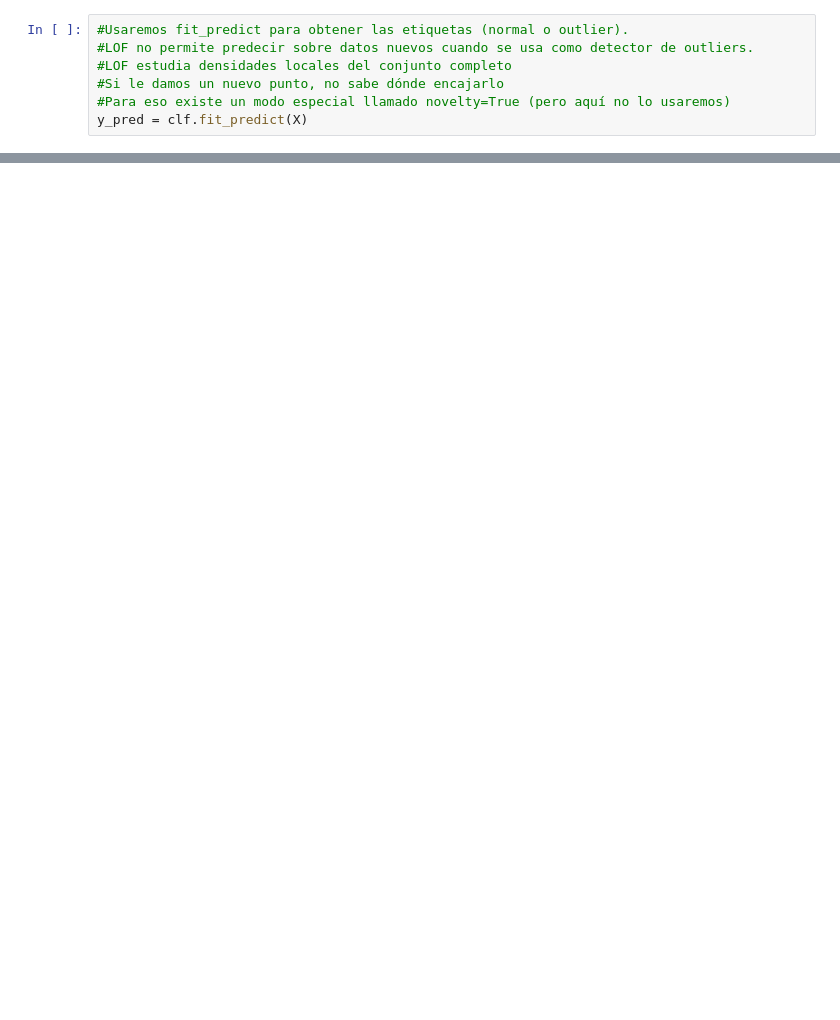
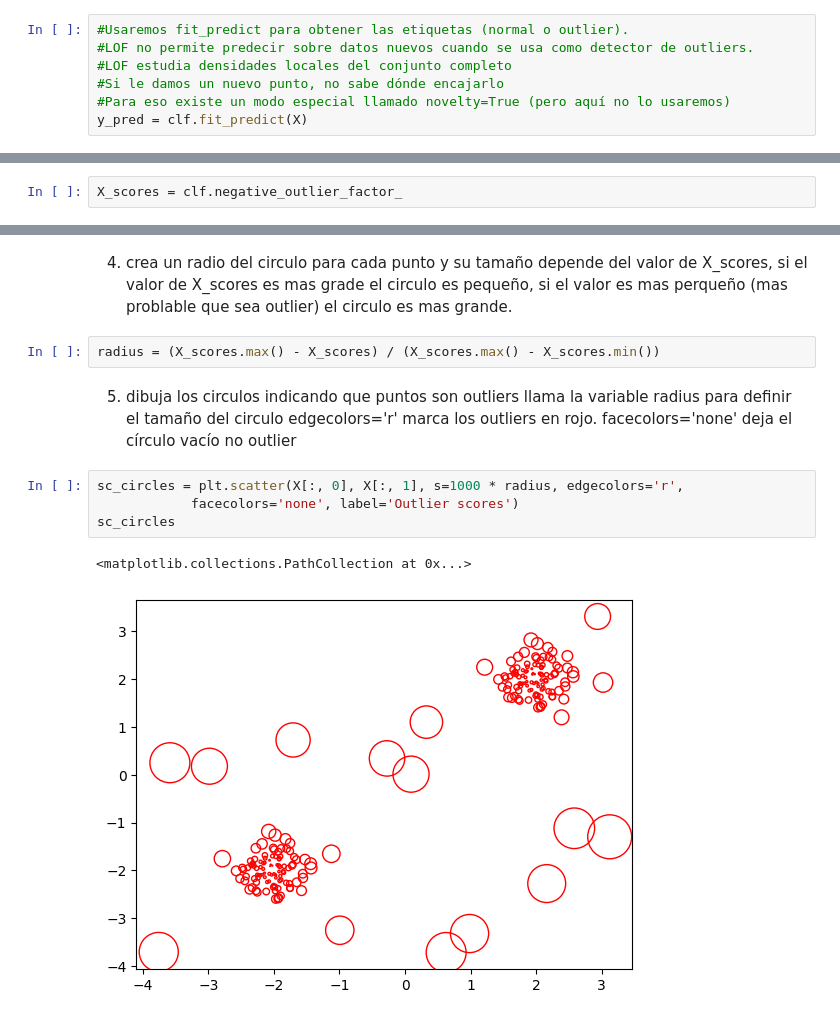
Before and after one commit to jonatpz/evaluacion_fromativa_2, a Jupyter notebook: outliers.ipynb, the cells around one changed output, grey strips where cells are left out. Saved outputs shown, nothing was run; the diff lists cells and outputs as text; blank space fills up the shorter version.

```diff
--- a/outliers.ipynb
+++ b/outliers.ipynb
@@ -150,0 +145,2 @@ y_pred = clf.fit_predict(X)
+# %%
+X_scores = clf.negative_outlier_factor_
@@ -150,0 +158,16 @@ y_pred = clf.fit_predict(X)
+# %% [markdown]
+4. crea un radio del circulo para cada punto y su tamaño depende del valor de X_scores,
+    si el valor de X_scores es mas grade el circulo es pequeño, si el valor es mas perqueño (mas problable que sea outlier) el circulo es mas grande.
+# %%
+radius = (X_scores.max() - X_scores) / (X_scores.max() - X_scores.min())
+# %% [markdown]
+5. dibuja los circulos indicando que puntos son outliers llama la variable radius para definir el tamaño del circulo
+    edgecolors='r' marca los outliers en rojo.
+    facecolors='none' deja el círculo vacío no outlier
+# %%
+sc_circles = plt.scatter(X[:, 0], X[:, 1], s=1000 * radius, edgecolors='r',
+            facecolors='none', label='Outlier scores')
+sc_circles
+# %% [output]
+<matplotlib.collections.PathCollection at 0x...>
+[figure, added]
```
Also changed, not shown: parts of 28 cells of this notebook.
